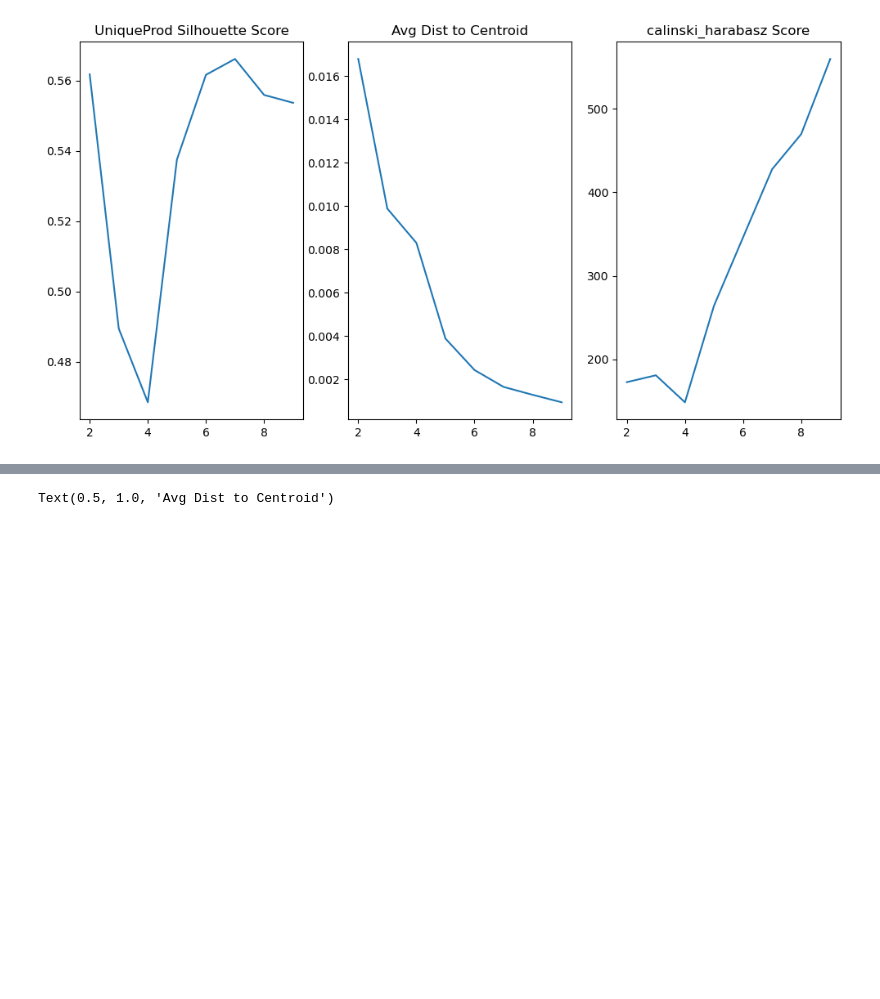
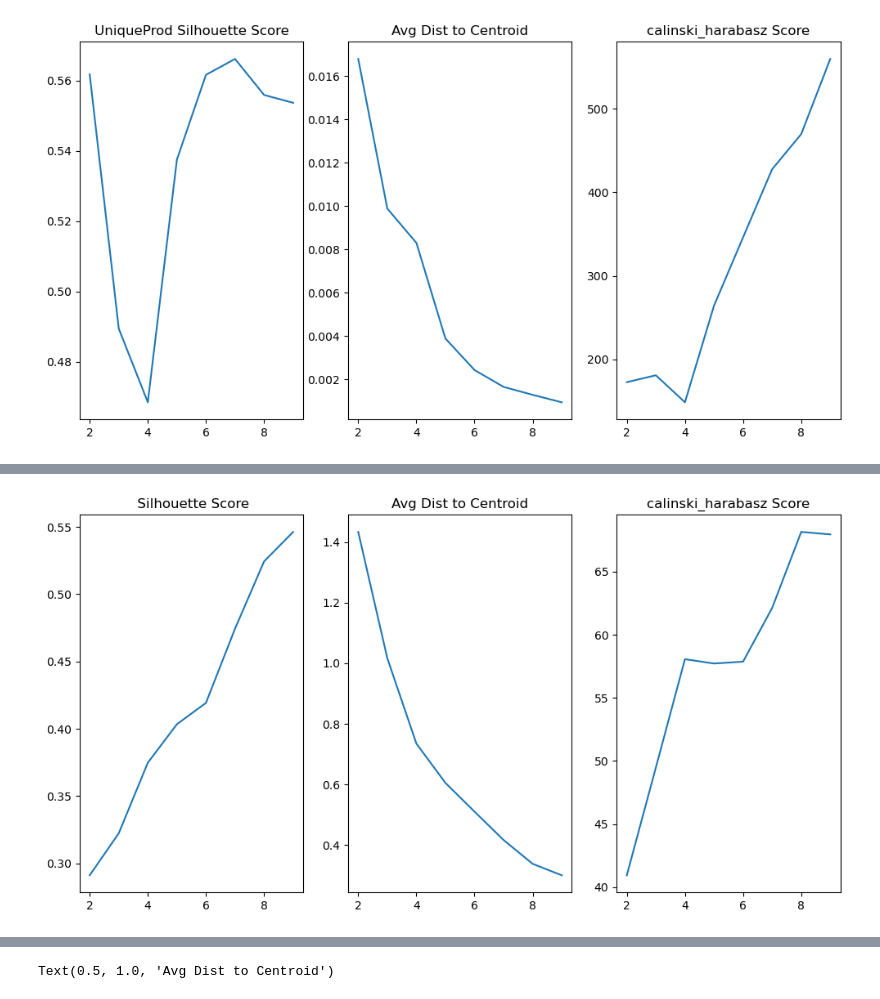
Before and after one commit to muthuganeshece/pyNotebooks, a Jupyter notebook: DataAnalysis/BigBasket/Customer Analysis.ipynb, the cells around one changed output, grey strips where cells are left out. Cells and saved outputs as stored; diff of their text form; code cells hidden in the pictures; blank space fills up the shorter version.

```diff
--- a/DataAnalysis/BigBasket/Customer Analysis.ipynb
+++ b/DataAnalysis/BigBasket/Customer Analysis.ipynb
@@ -154,0 +197,6 @@ kmean.inertia_
+# %%
+clusters_sel = [3, 4, 3, 3, 4]
+for i in range(len(clusters_sel)):
+    k = models[i*8 + clusters_sel[i] - 2][1]
+    cust_df[col_list[i+1] + '_cat'] = k.labels_
+    print(col_list[i+1] + ' ' + str(k.n_clusters))
@@ -154,0 +209,2 @@ kmean.inertia_
+# %%
+cust_df_cat = pd.concat([cust_df.iloc[:,0], cust_df.iloc[:,-5:]], axis=1)
@@ -154,0 +231,23 @@ kmean.inertia_
+# %%
+#Categorised
+x = np.array(cust_df_cat.iloc[:,1:])
+xNorm = preprocessing.normalize(x, axis=0)
+scores_final = []
+sse_final = {}
+c_score_final = []
+model_final = []
+Meancluster_cat = []
+for k in range(2,10):
+    kmean = KMeans(n_clusters=k, random_state=0, n_init='auto').fit(xNorm)
+    score_final = silhouette_score(xNorm, kmean.labels_, metric = 'euclidean')
+    model_final.append([col_list[i+1], kmean, score])
+    scores_final.append(score_final)
+    sse_final[k] = kmean.inertia_
+    c_score_final.append(calinski_harabasz_score(xNorm, kmean.labels_))
+    cust_df_cat['clust_' + str(k)] = kmean.labels_
+    #Temp_df = pd.concat([cust_df_cat, kmean.labels_], axis=1)
+    #Meancluster_cat.append(cust_df_cat.iloc[:,1:].groupby('Cluster').mean())
+# %%
+plot_graphs(scores_final, col_list, sse_final, c_score_final)
+# %% [output]
+[figure, added]
```
Also changed, not shown: parts of 12 cells of this notebook.
